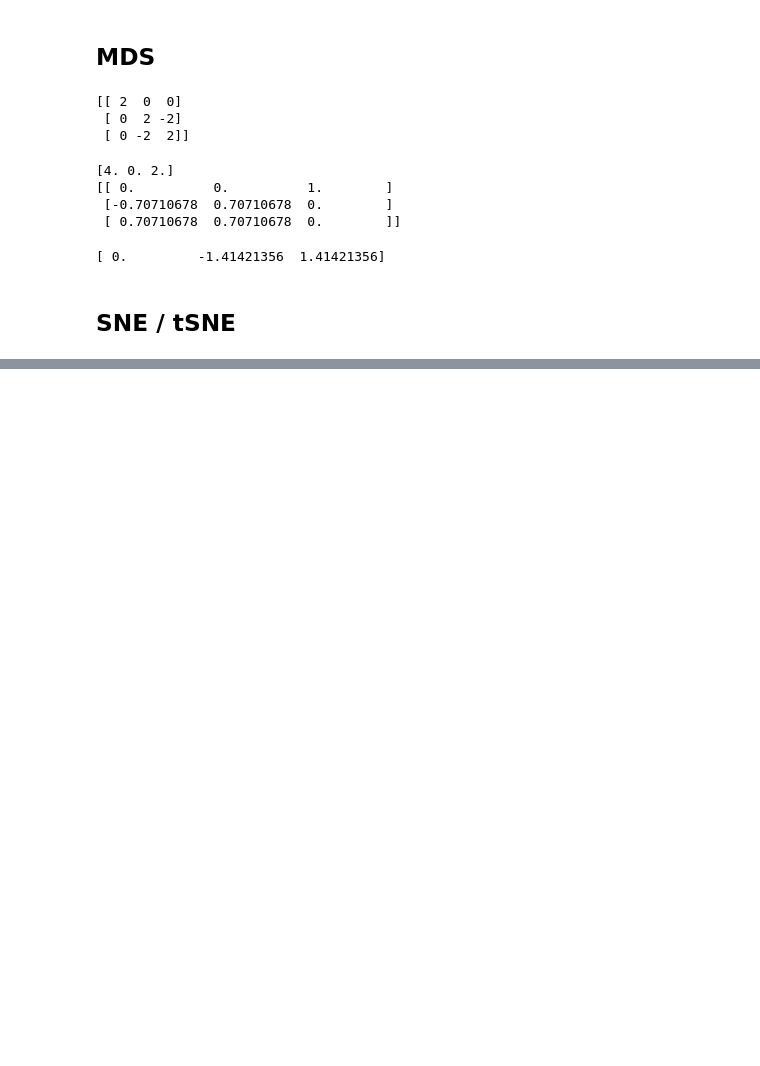
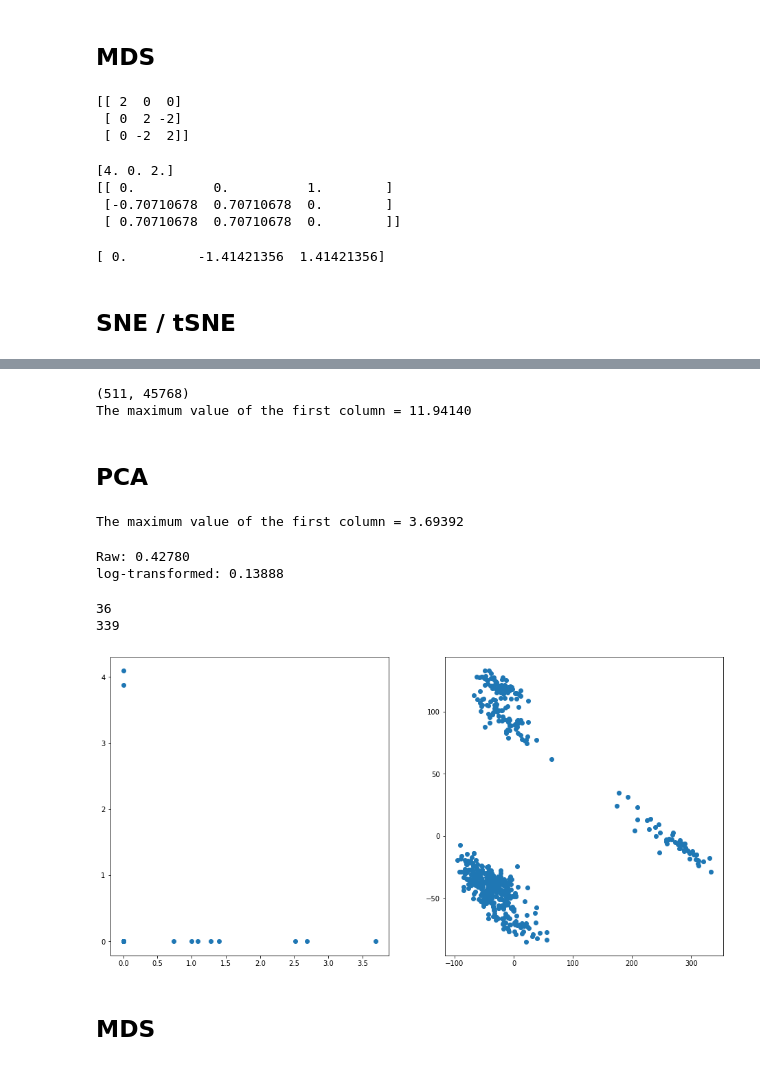
Before and after one commit to codedarrylcode/mitx-statistical-modeling, a Jupyter notebook: notebooks/02a-dimensionality-reduction.ipynb, the cells around one changed output, grey strips where cells are left out. Cells and saved outputs as stored; diff of their text form; code cells hidden in the pictures; blank space fills up the shorter version.

Commit message:
Added practice set code and modified .gitignore to exclude datasets

```diff
--- a/notebooks/02a-dimensionality-reduction.ipynb
+++ b/notebooks/02a-dimensionality-reduction.ipynb
@@ -345,0 +348,58 @@ print(Y)
+# %%
+# Load data
+import numpy as np
+np.set_printoptions(precision = 5, suppress = True)
+X = np.load('data/p1/X.npy')
+
+print(X.shape)
+print('The maximum value of the first column = {:.5f}'.format(np.max(X[:, 0])) )
+# %% [output]
+(511, 45768)
+The maximum value of the first column = 11.94140
+# %% [markdown]
+## PCA
+# %%
+# Apply log_2 to dataset
+X_transformed = np.log2(X+1)
+print('The maximum value of the first column = {:.5f}'.format(np.max(X_transformed[:, 0])) )
+# %% [output]
+The maximum value of the first column = 3.69392
+# %%
+# Compute the principal components and find out explained variance by first component
+from sklearn.decomposition import PCA
+pca = PCA()
+raw = pca.fit(X)
+print('Raw: {:.5f}'.format(raw.explained_variance_ratio_[0]))
+
+pca = PCA()
+log_transformed = pca.fit(X_transformed)
+print('log-transformed: {:.5f}'.format(log_transformed.explained_variance_ratio_[0]))
+# %% [output]
+Raw: 0.42780
+log-transformed: 0.13888
+# %%
+# How many PCs are needed to explain 85% of the variance?
+var_explained_p = 0.85
+raw_components_required = np.argmax(np.cumsum(raw.explained_variance_ratio_) >= var_explained_p)+1
+log_components_required = np.argmax(np.cumsum(log_transformed.explained_variance_ratio_) >= var_explained_p)+1
+
+print(raw_components_required)
+print(log_components_required)
+# %% [output]
+36
+339
+# %%
+# Plot first two dimensions of log-transformed data
+import matplotlib.pyplot as plt
+
+fig = plt.figure(figsize = (16,8))
+ax1, ax2 = fig.add_subplot(121), fig.add_subplot(122)
+
+ax1.scatter(X_transformed[:, 0], X_transformed[:, 1])
+ax2.scatter(log_transformed.transform(X_transformed)[:, 0], log_transformed.transform(X_transformed)[:, 1])
+
+plt.show()
+# %% [output]
+[figure, added]
+# %% [markdown]
+## MDS
```
Also changed, not shown: parts of 7 cells of this notebook, 3 other files.
